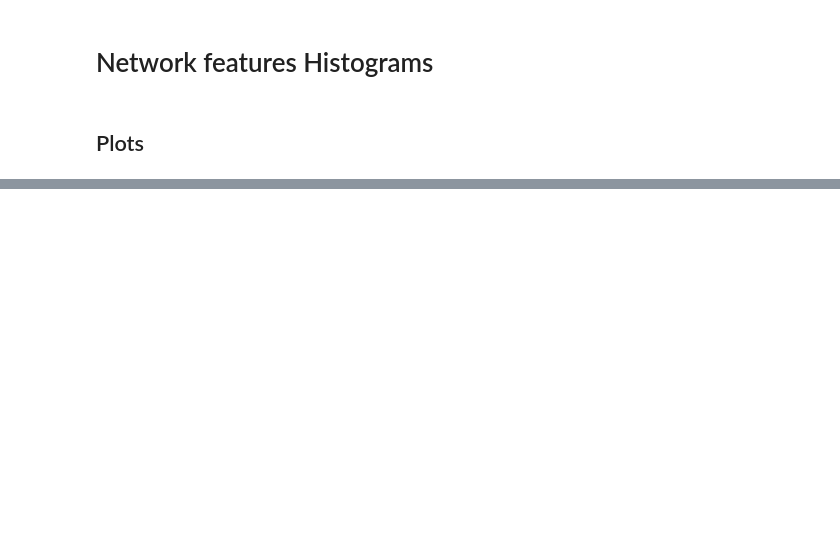
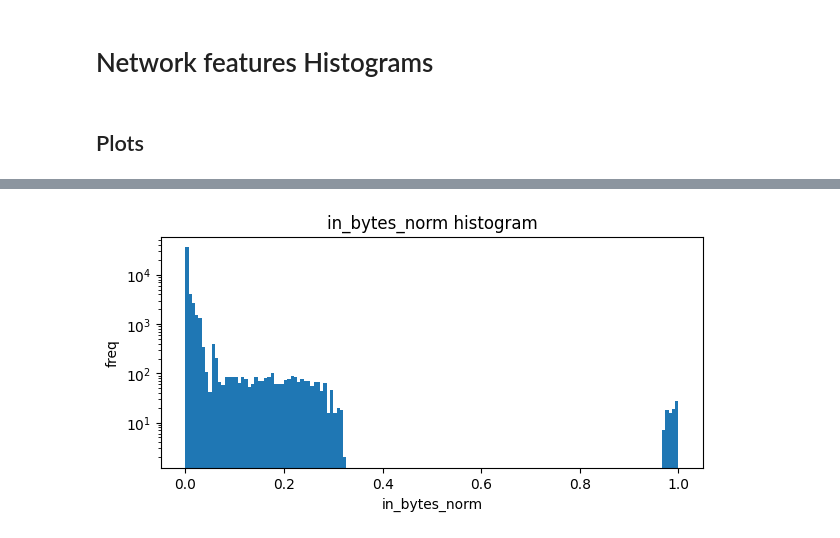
Before and after one commit to ModifiedBear/DSC-Datathon, a Jupyter notebook: network_histogram.ipynb, the cells around one changed output, grey strips where cells are left out. Cells and saved outputs as stored; diff of their text form; code cells hidden in the pictures; blank space fills up the shorter version.

```diff
--- a/network_histogram.ipynb
+++ b/network_histogram.ipynb
@@ -61,0 +49,4 @@ plt.show()
+# %%
+fig = plot_histogram(network_df.in_bytes_norm, bns=150,logscale=True)
+# %% [output]
+[figure, added]
```
Also changed, not shown: parts of 6 cells of this notebook, 3 other files.
